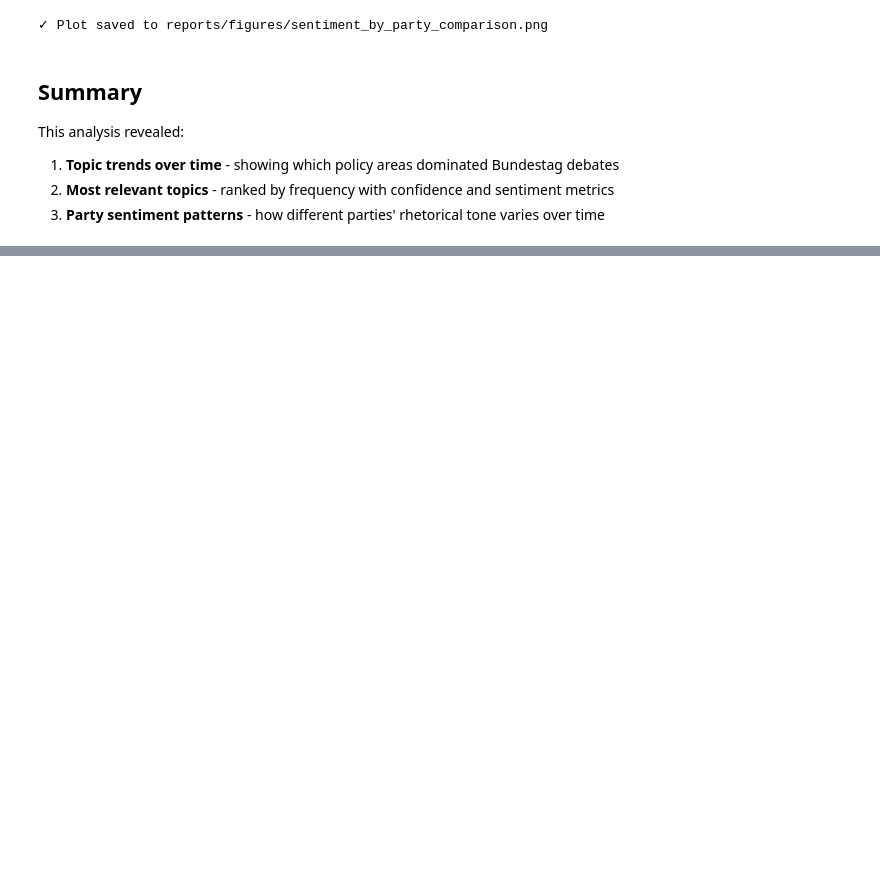
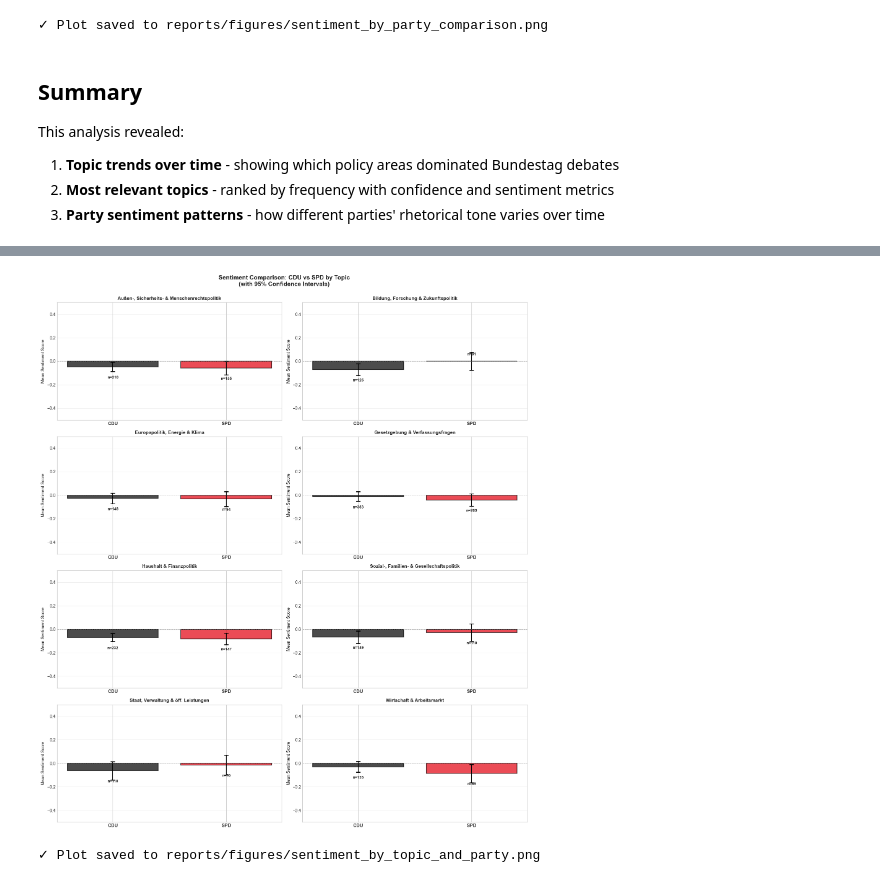
Before and after one commit to olivepol/parl_speech_topic_sent, a Jupyter notebook: notebooks/06_final_analysis.ipynb, the cells around one changed output, grey strips where cells are left out. Cells and saved outputs as stored; diff of their text form; code cells hidden in the pictures; blank space fills up the shorter version.

```diff
--- a/notebooks/06_final_analysis.ipynb
+++ b/notebooks/06_final_analysis.ipynb
@@ -542,0 +681,71 @@ This analysis revealed:
+# %%
+# Create coefficient plot: Mean sentiment by topic and party with confidence intervals
+import matplotlib.pyplot as plt
+import numpy as np
+
+# Get unique topics for plotting
+topics = sorted(topic_party_filtered['topic_label'].unique().to_list())
+
+# Create figure with subplots - one per topic
+n_topics = len(topics)
+n_cols = 2
+n_rows = (n_topics + n_cols - 1) // n_cols
+
+fig, axes = plt.subplots(n_rows, n_cols, figsize=(16, 4.5 * n_rows))
+axes = axes.flatten() if n_topics > 1 else [axes]
+
+# Colors for parties
+party_colors = {'CDU': '#000000', 'SPD': '#E3000F'}
+
+for idx, topic in enumerate(topics):
+    ax = axes[idx]
+
+    # Get data for this topic
+    topic_data = topic_party_filtered.filter(pl.col('topic_label') == topic).sort('party_name')
+
+    parties = topic_data['party_name'].to_list()
+    means = topic_data['mean_sentiment'].to_list()
+    ci_lower = topic_data['ci_lower'].to_list()
+    ci_upper = topic_data['ci_upper'].to_list()
+    n_speeches = topic_data['n_speeches'].to_list()
+
+    # Calculate error bar sizes
+    yerr_lower = [means[i] - ci_lower[i] for i in range(len(means))]
+    yerr_upper = [ci_upper[i] - means[i] for i in range(len(means))]
+
+    # Create bar chart with error bars
+    x_pos = np.arange(len(parties))
+    colors = [party_colors.get(p, '#808080') for p in parties]
+
+    bars = ax.bar(x_pos, means, color=colors, alpha=0.7, edgecolor='black', linewidth=1.5)
+    ax.errorbar(x_pos, means, yerr=[yerr_lower, yerr_upper],
+                fmt='none', ecolor='black', capsize=5, capthick=2)
+
+    # Add sample size labels
+    for i, (party, mean, n) in enumerate(zip(parties, means, n_speeches)):
+        y_pos = mean + 0.05 if mean >= 0 else mean - 0.1
+        ax.text(i, y_pos, f'n={n}', ha='center', fontsize=9, fontweight='bold')
+
+    # Formatting
+    ax.axhline(y=0, color='gray', linestyle='--', linewidth=1, alpha=0.5)
+    ax.set_xticks(x_pos)
+    ax.set_xticklabels(parties, fontsize=11, fontweight='bold')
+    ax.set_ylabel('Mean Sentiment Score', fontsize=10)
+    ax.set_title(f'{topic}', fontsize=11, fontweight='bold', wrap=True)
+    ax.set_ylim(-0.5, 0.5)
+    ax.grid(axis='y', alpha=0.3)
+
+# Remove extra subplots if needed
+for idx in range(len(topics), len(axes)):
+    fig.delaxes(axes[idx])
+
+plt.suptitle('Sentiment Comparison: CDU vs SPD by Topic\n(with 95% Confidence Intervals)',
+             fontsize=14, fontweight='bold', y=1.00)
+plt.tight_layout()
+plt.savefig('../reports/figures/sentiment_by_topic_and_party.png', dpi=150, bbox_inches='tight')
+plt.show()
+
+print("\n✓ Plot saved to reports/figures/sentiment_by_topic_and_party.png")
+# %% [output]
+[figure, added]
+✓ Plot saved to reports/figures/sentiment_by_topic_and_party.png
```
Also changed, not shown: parts of 14 cells of this notebook, 12 other files.
